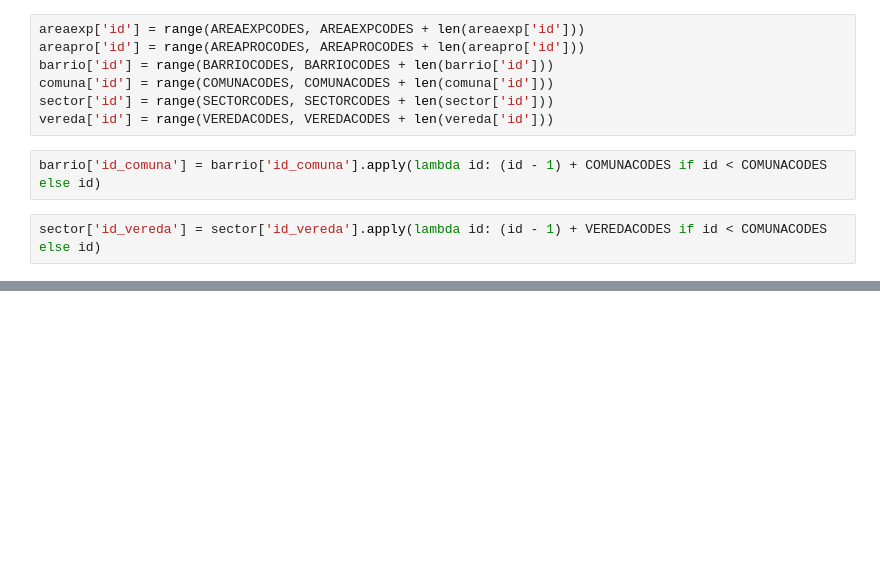
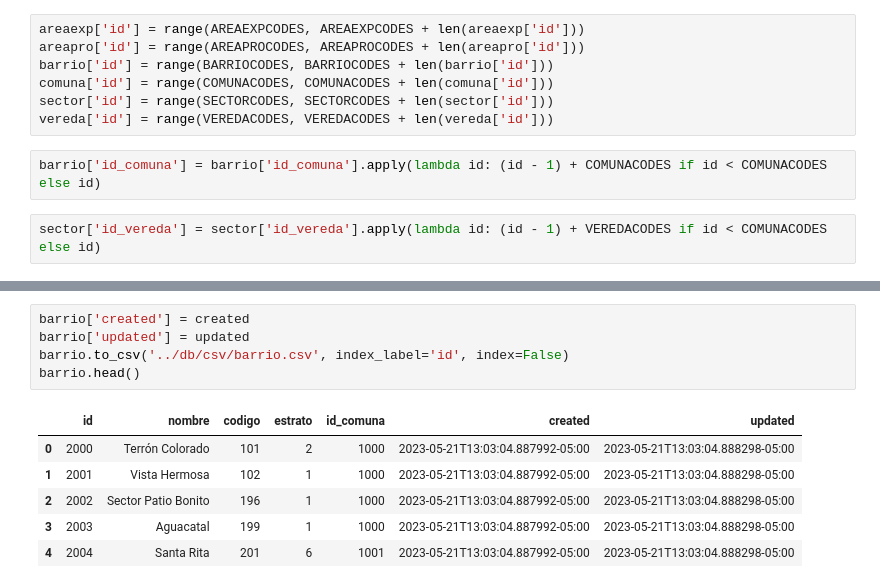
Before and after one commit to sebaxtian/tangara-api-mvp, a Jupyter notebook: notebooks/places.ipynb, the cells around one changed output, grey strips where cells are left out. Drawn from its saved outputs; the diff is of its cells as text; blank space fills up the shorter version.

```diff
--- a/notebooks/places.ipynb
+++ b/notebooks/places.ipynb
@@ -129,0 +149,12 @@ places.to_csv('../db/csv/places.csv', index_label='id', index=False)
+# %%
+barrio['created'] = created
+barrio['updated'] = updated
+barrio.to_csv('../db/csv/barrio.csv', index_label='id', index=False)
+barrio.head()
+# %% [output]
+|  | id | nombre | codigo | estrato | id_comuna | created | updated |
+| 0 | 2000 | Terrón Colorado | 101 | 2 | 1000 | 2023-05-21T13:03:04.887992-05:00 | 2023-05-21T13:03:04.888298-05:00 |
+| 1 | 2001 | Vista Hermosa | 102 | 1 | 1000 | 2023-05-21T13:03:04.887992-05:00 | 2023-05-21T13:03:04.888298-05:00 |
+| 2 | 2002 | Sector Patio Bonito | 196 | 1 | 1000 | 2023-05-21T13:03:04.887992-05:00 | 2023-05-21T13:03:04.888298-05:00 |
+| 3 | 2003 | Aguacatal | 199 | 1 | 1000 | 2023-05-21T13:03:04.887992-05:00 | 2023-05-21T13:03:04.888298-05:00 |
+| 4 | 2004 | Santa Rita | 201 | 6 | 1001 | 2023-05-21T13:03:04.887992-05:00 | 2023-05-21T13:03:04.888298-05:00 |
```
Also changed, not shown: parts of 15 cells of this notebook, 19 other files.
